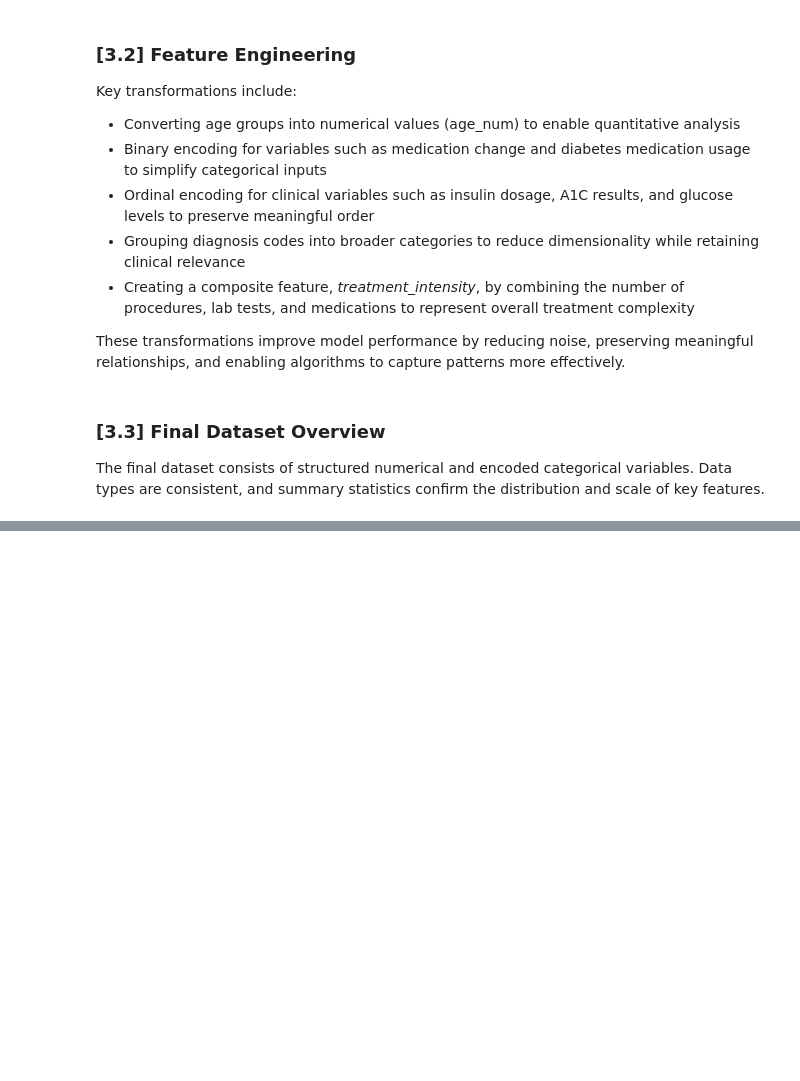
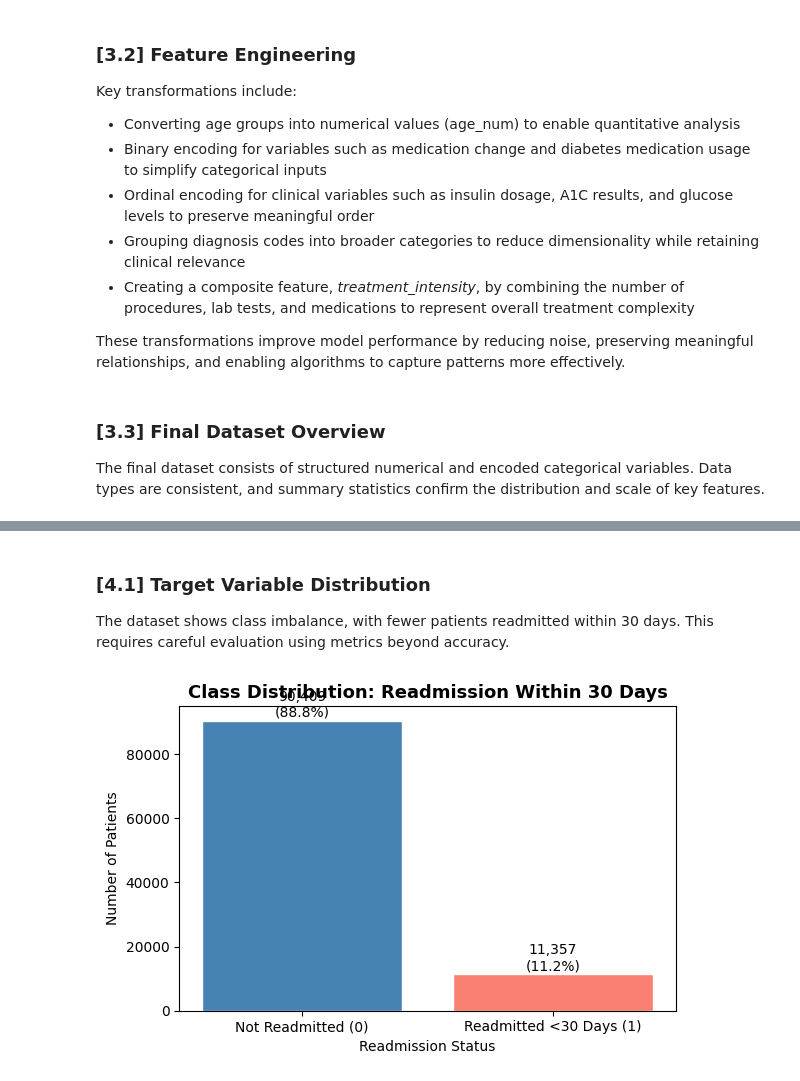
Before and after one commit to purnimamarasinghe2005-lgtm/BI-and-Data-Mining, a Jupyter notebook: Final_Business_Intelligence_and_Data_Mining_1_4_2026.ipynb, the cells around one changed output, grey strips where cells are left out. Drawn from its saved outputs; the diff is of its cells as text; code cells hidden in the pictures; blank space fills up the shorter version.

```diff
--- a/Final_Business_Intelligence_and_Data_Mining_1_4_2026.ipynb
+++ b/Final_Business_Intelligence_and_Data_Mining_1_4_2026.ipynb
@@ -164,0 +169,26 @@ memory usage: 41.2+ MB
+# %% [markdown]
+### [4.1] Target Variable Distribution
+The dataset shows class imbalance, with fewer patients readmitted within 30 days. This requires careful evaluation using metrics beyond accuracy.
+# %%
+# [4.1] Target Variable Distribution
+
+
+plt.figure(figsize=(6, 4))
+counts = df["readmitted_binary"].value_counts()
+bars = plt.bar(["Not Readmitted (0)", "Readmitted <30 Days (1)"],
+               [counts[0], counts[1]],
+               color=["steelblue", "salmon"], edgecolor="white")
+
+for bar, count in zip(bars, [counts[0], counts[1]]):
+    plt.text(bar.get_x() + bar.get_width()/2,
+             bar.get_height() + 300,
+             f'{count:,}\n({count/len(df)*100:.1f}%)',
+             ha='center', va='bottom', fontsize=10)
+
+plt.title("Class Distribution: Readmission Within 30 Days", fontsize=13, fontweight="bold")
+plt.xlabel("Readmission Status")
+plt.ylabel("Number of Patients")
+plt.tight_layout()
+plt.show()
+# %% [output]
+[figure, added]
```
Also changed, not shown: parts of 26 cells of this notebook.
